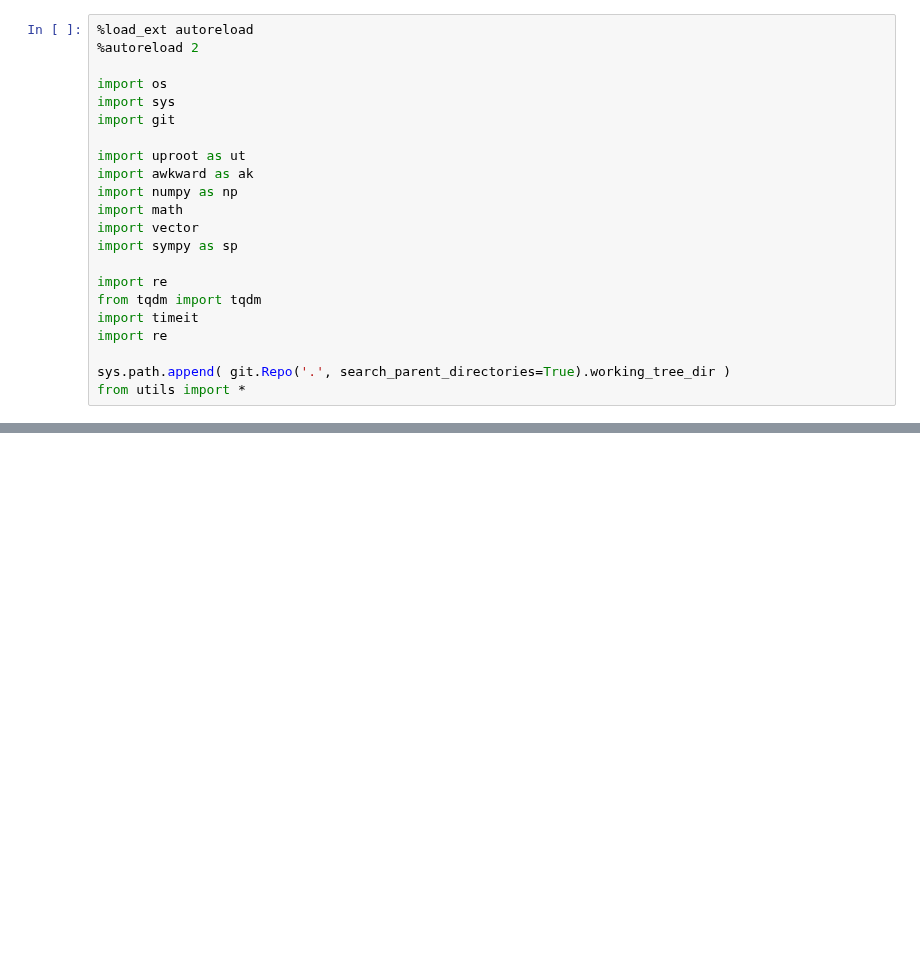
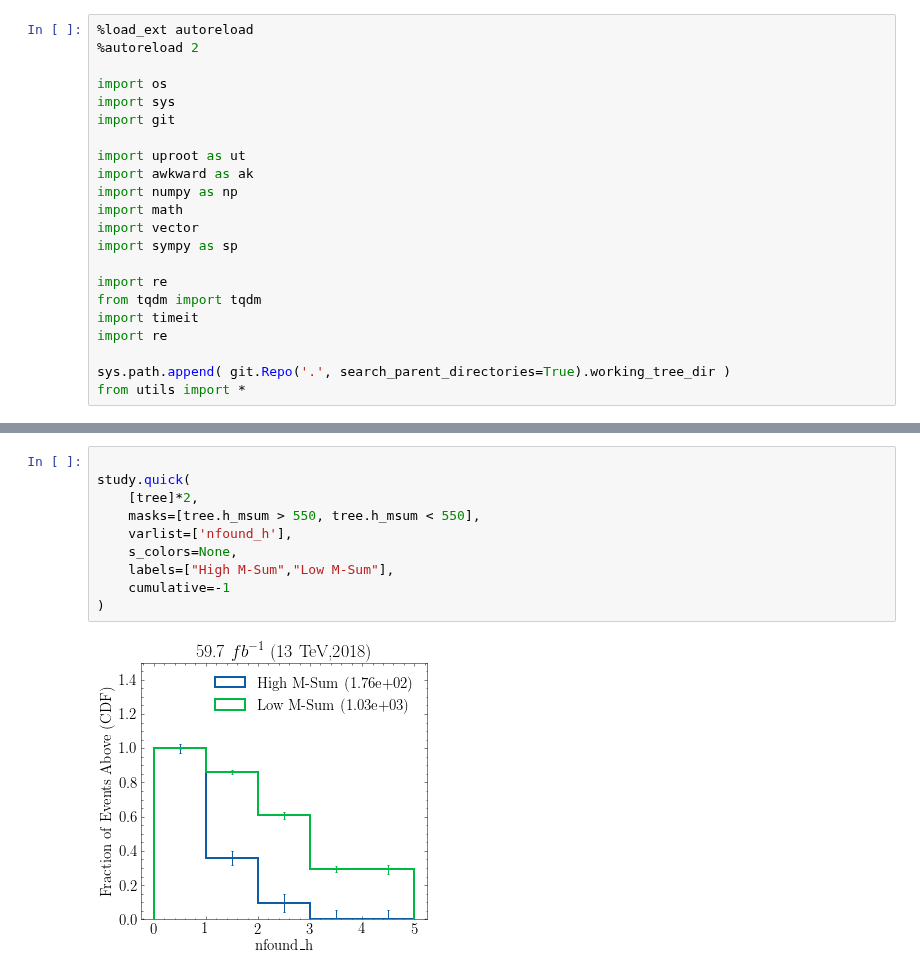
Before and after one commit to ekoenig4/analysis, a Jupyter notebook: jupyter/eightb/pairing_methods/min_mass_spread.ipynb, the cells around one changed output, grey strips where cells are left out. Saved outputs shown, nothing was run; the diff lists cells and outputs as text; blank space fills up the shorter version.

```diff
--- a/jupyter/eightb/pairing_methods/min_mass_spread.ipynb
+++ b/jupyter/eightb/pairing_methods/min_mass_spread.ipynb
@@ -75,0 +150,12 @@ study.quick(
+# %%
+
+study.quick(
+    [tree]*2,
+    masks=[tree.h_msum > 550, tree.h_msum < 550],
+    varlist=['nfound_h'],
+    s_colors=None,
+    labels=["High M-Sum","Low M-Sum"],
+    cumulative=-1
+)
+# %% [output]
+[figure, added]
```
Also changed, not shown: parts of 26 cells of this notebook, 7 other files.
